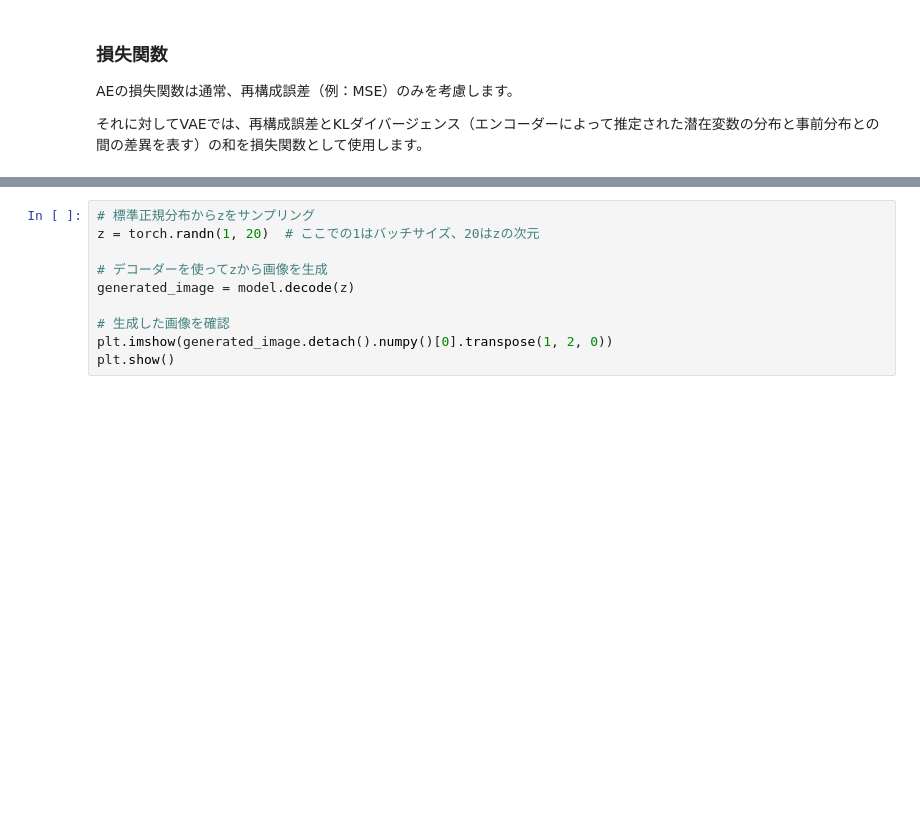
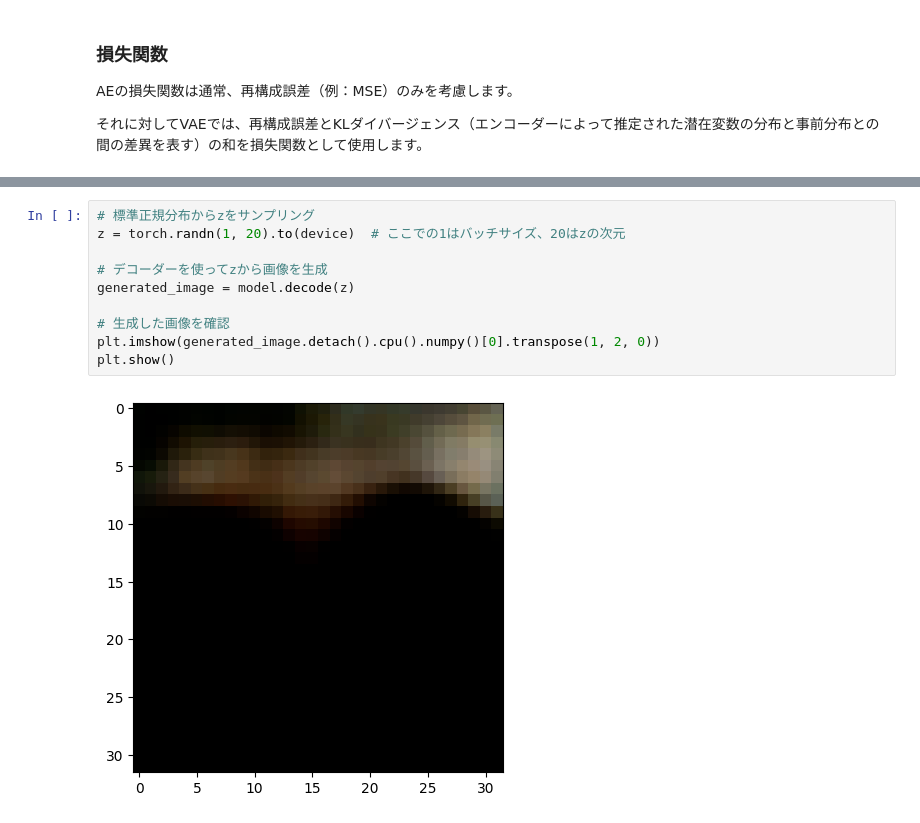
Before and after one commit to shizoda/education, a Jupyter notebook: machine_learning/vae/variational_autoencoder.ipynb, the cells around one changed output, grey strips where cells are left out. Drawn from its saved outputs; the diff is of its cells as text; blank space fills up the shorter version.

```diff
--- a/machine_learning/vae/variational_autoencoder.ipynb
+++ b/machine_learning/vae/variational_autoencoder.ipynb
@@ -226,10 +209,12 @@ WARNING:matplotlib.image:Clipping input data to the valid range for imshow with
 # %%
 # 標準正規分布からzをサンプリング
-z = torch.randn(1, 20)  # ここでの1はバッチサイズ、20はzの次元
+z = torch.randn(1, 20).to(device)  # ここでの1はバッチサイズ、20はzの次元
 
 # デコーダーを使ってzから画像を生成
 generated_image = model.decode(z)
 
 # 生成した画像を確認
-plt.imshow(generated_image.detach().numpy()[0].transpose(1, 2, 0))
+plt.imshow(generated_image.detach().cpu().numpy()[0].transpose(1, 2, 0))
 plt.show()
+# %% [output]
+[figure, added]
```
Also changed, not shown: parts of 5 cells of this notebook.
